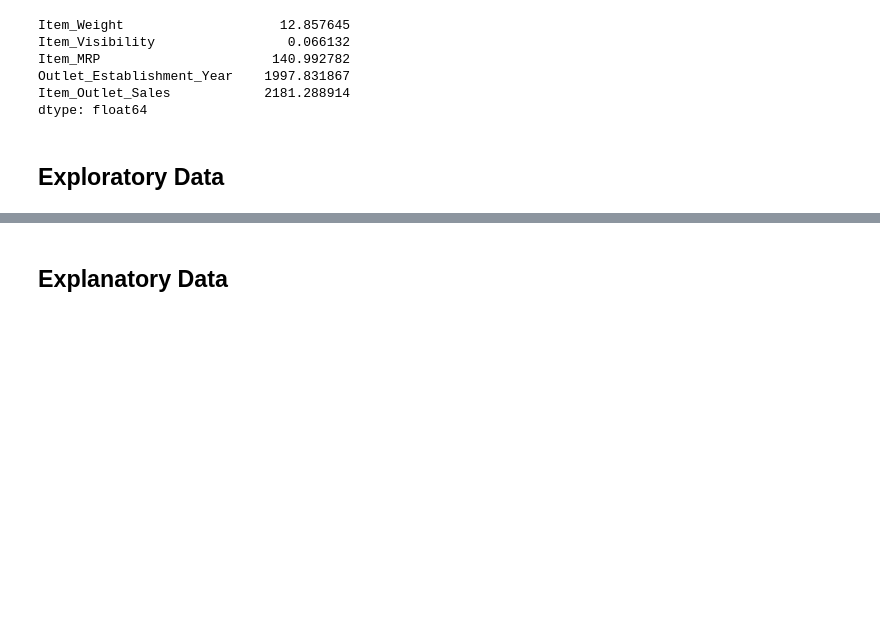
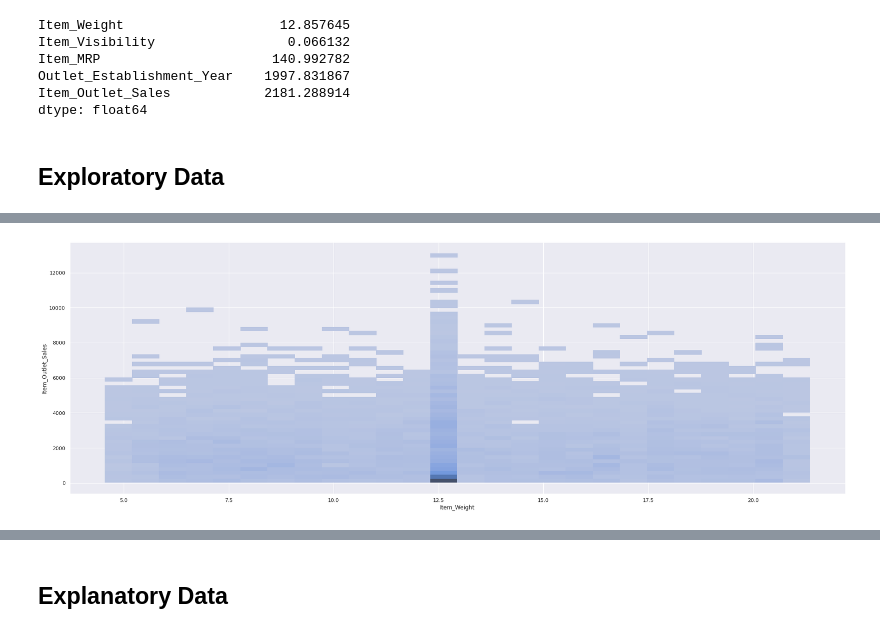
Before and after one commit to Luz-Dobbins/Sales-Predictions, a Jupyter notebook: Project core.ipynb, the cells around one changed output, grey strips where cells are left out. Cells and saved outputs as stored; diff of their text form; code cells hidden in the pictures; blank space fills up the shorter version.

```diff
--- a/Project core.ipynb
+++ b/Project core.ipynb
@@ -194,0 +220,6 @@ dtype: float64
+# %%
+sns.set(rc={'figure.figsize':(30,10)})
+sns.histplot(data=Sales_P,x='Item_Weight',y='Item_Outlet_Sales')
+plt.show()
+# %% [output]
+[figure, added]
```
Also changed, not shown: parts of 12 cells of this notebook.
